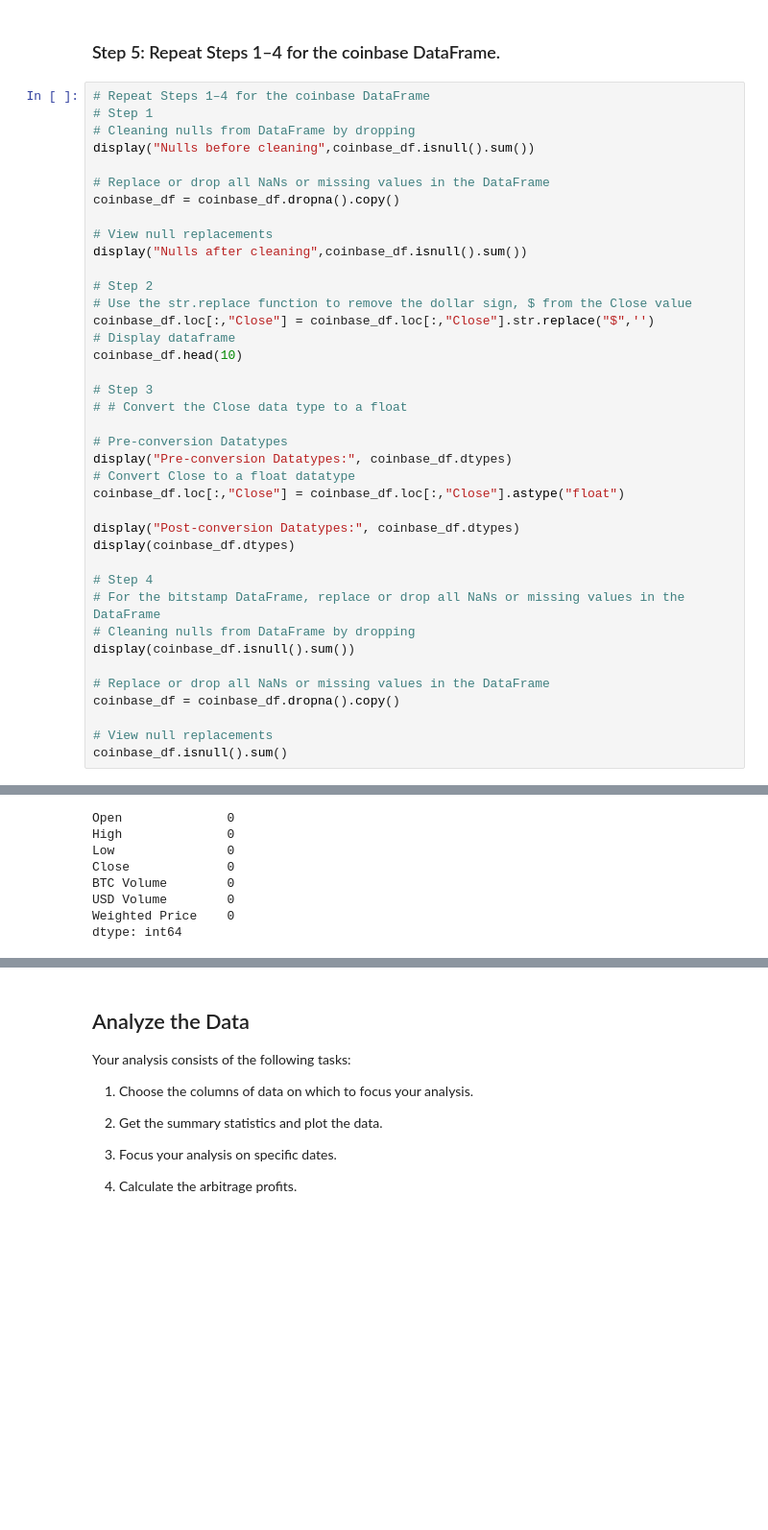
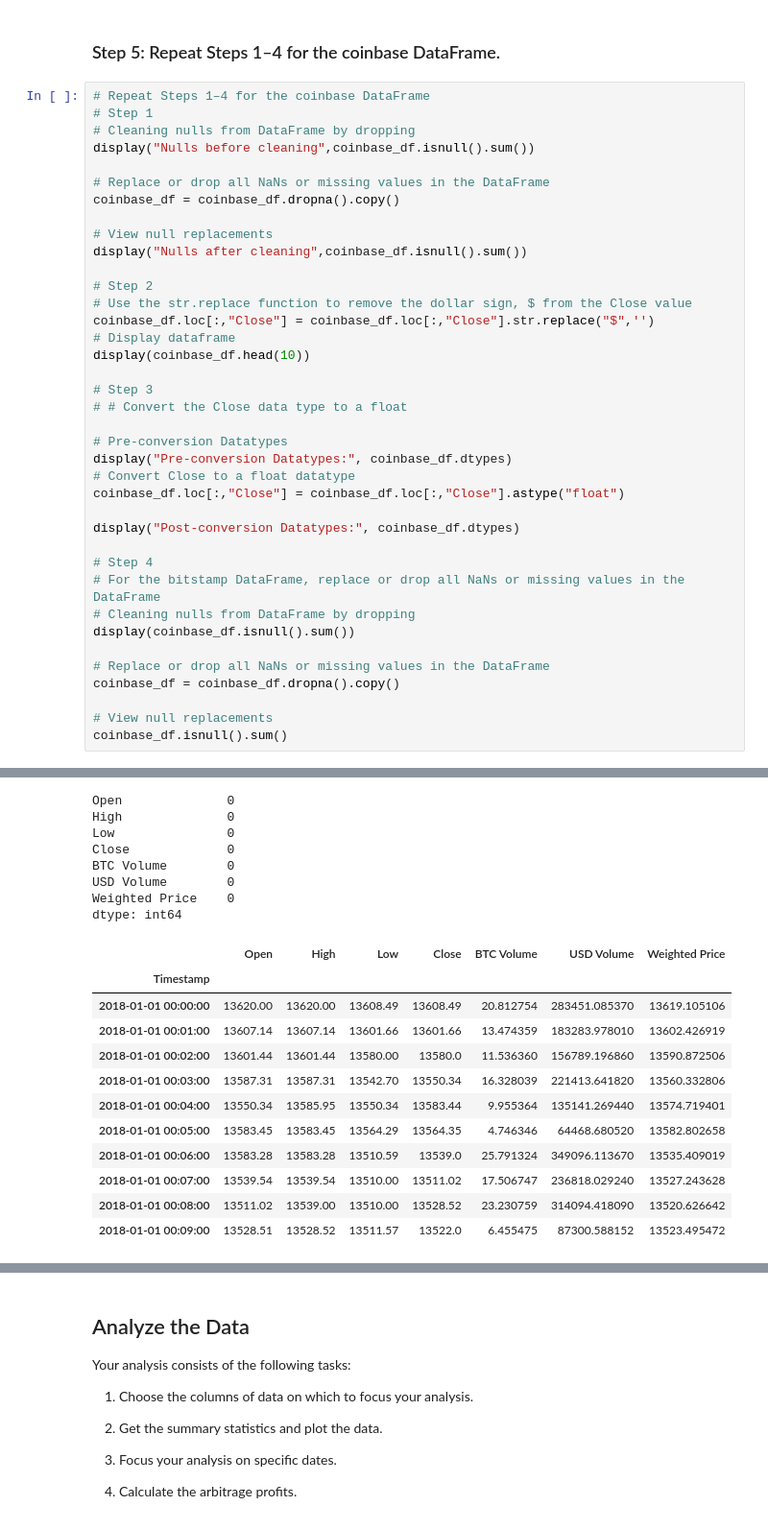
Before and after one commit to douglasg-fintec/Cryptocurrency_Arbitrage, a Jupyter notebook: crypto_arbitrage.ipynb, the cells around one changed output, grey strips where cells are left out. Shown at 96% size. Saved outputs shown, nothing was run; the diff lists cells and outputs as text; blank space fills up the shorter version.

```diff
--- a/crypto_arbitrage.ipynb
+++ b/crypto_arbitrage.ipynb
@@ -214,7 +214,7 @@ display("Nulls after cleaning",coinbase_df.isnull().sum())
 # Use the str.replace function to remove the dollar sign, $ from the Close value
 coinbase_df.loc[:,"Close"] = coinbase_df.loc[:,"Close"].str.replace("$",'')
 # Display dataframe
-coinbase_df.head(10)
+display(coinbase_df.head(10))
 
 # Step 3
 # # Convert the Close data type to a float
@@ -225,37 +225,48 @@ display("Pre-conversion Datatypes:", coinbase_df.dtypes)
 coinbase_df.loc[:,"Close"] = coinbase_df.loc[:,"Close"].astype("float")
 
 display("Post-conversion Datatypes:", coinbase_df.dtypes)
-display(coinbase_df.dtypes)
 
 # Step 4
 # For the bitstamp DataFrame, replace or drop all NaNs or missing values in the DataFrame
 # Cleaning nulls from DataFrame by dropping
 display(coinbase_df.isnull().sum())
 
 # Replace or drop all NaNs or missing values in the DataFrame
 coinbase_df = coinbase_df.dropna().copy()
 
 # View null replacements
 coinbase_df.isnull().sum()
 # %% [output]
 'Nulls before cleaning'
 Open              218
 High              218
 Low               218
 Close               0
 BTC Volume        218
 USD Volume        218
 Weighted Price    218
 dtype: int64
 'Nulls after cleaning'
 Open              0
 High              0
 Low               0
 Close             0
 BTC Volume        0
 USD Volume        0
 Weighted Price    0
 dtype: int64
+|  | Open | High | Low | Close | BTC Volume | USD Volume | Weighted Price |
+| Timestamp |  |  |  |  |  |  |  |
+| 2018-01-01 00:00:00 | 13620.00 | 13620.00 | 13608.49 | 13608.49 | 20.812754 | 283451.085370 | 13619.105106 |
+| 2018-01-01 00:01:00 | 13607.14 | 13607.14 | 13601.66 | 13601.66 | 13.474359 | 183283.978010 | 13602.426919 |
+| 2018-01-01 00:02:00 | 13601.44 | 13601.44 | 13580.00 | 13580.0 | 11.536360 | 156789.196860 | 13590.872506 |
+| 2018-01-01 00:03:00 | 13587.31 | 13587.31 | 13542.70 | 13550.34 | 16.328039 | 221413.641820 | 13560.332806 |
+| 2018-01-01 00:04:00 | 13550.34 | 13585.95 | 13550.34 | 13583.44 | 9.955364 | 135141.269440 | 13574.719401 |
+| 2018-01-01 00:05:00 | 13583.45 | 13583.45 | 13564.29 | 13564.35 | 4.746346 | 64468.680520 | 13582.802658 |
+| 2018-01-01 00:06:00 | 13583.28 | 13583.28 | 13510.59 | 13539.0 | 25.791324 | 349096.113670 | 13535.409019 |
+| 2018-01-01 00:07:00 | 13539.54 | 13539.54 | 13510.00 | 13511.02 | 17.506747 | 236818.029240 | 13527.243628 |
+| 2018-01-01 00:08:00 | 13511.02 | 13539.00 | 13510.00 | 13528.52 | 23.230759 | 314094.418090 | 13520.626642 |
+| 2018-01-01 00:09:00 | 13528.51 | 13528.52 | 13511.57 | 13522.0 | 6.455475 | 87300.588152 | 13523.495472 |
 'Pre-conversion Datatypes:'
 Open              float64
 High              float64
```
Also changed, not shown: parts of 5 cells of this notebook.
